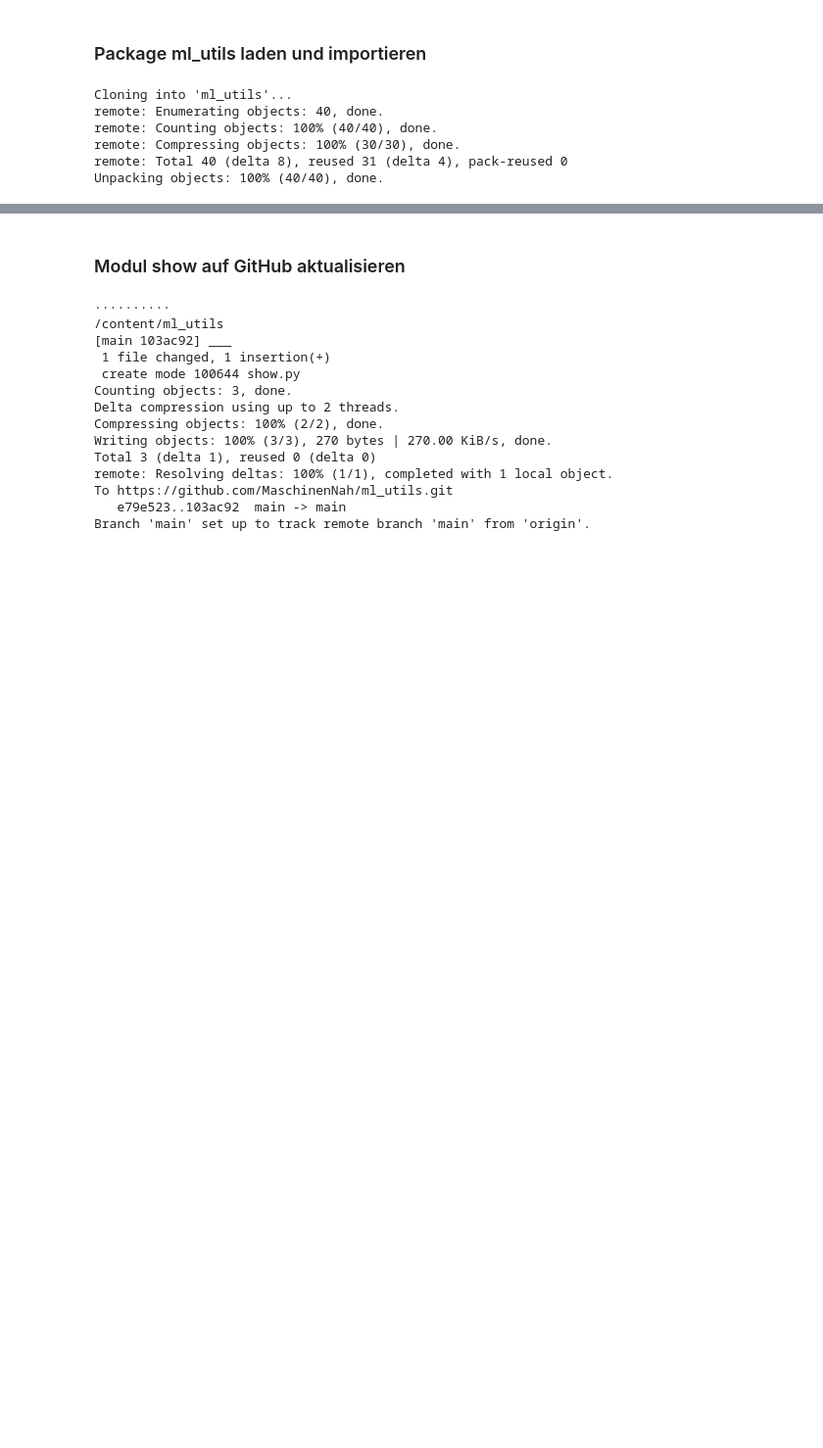
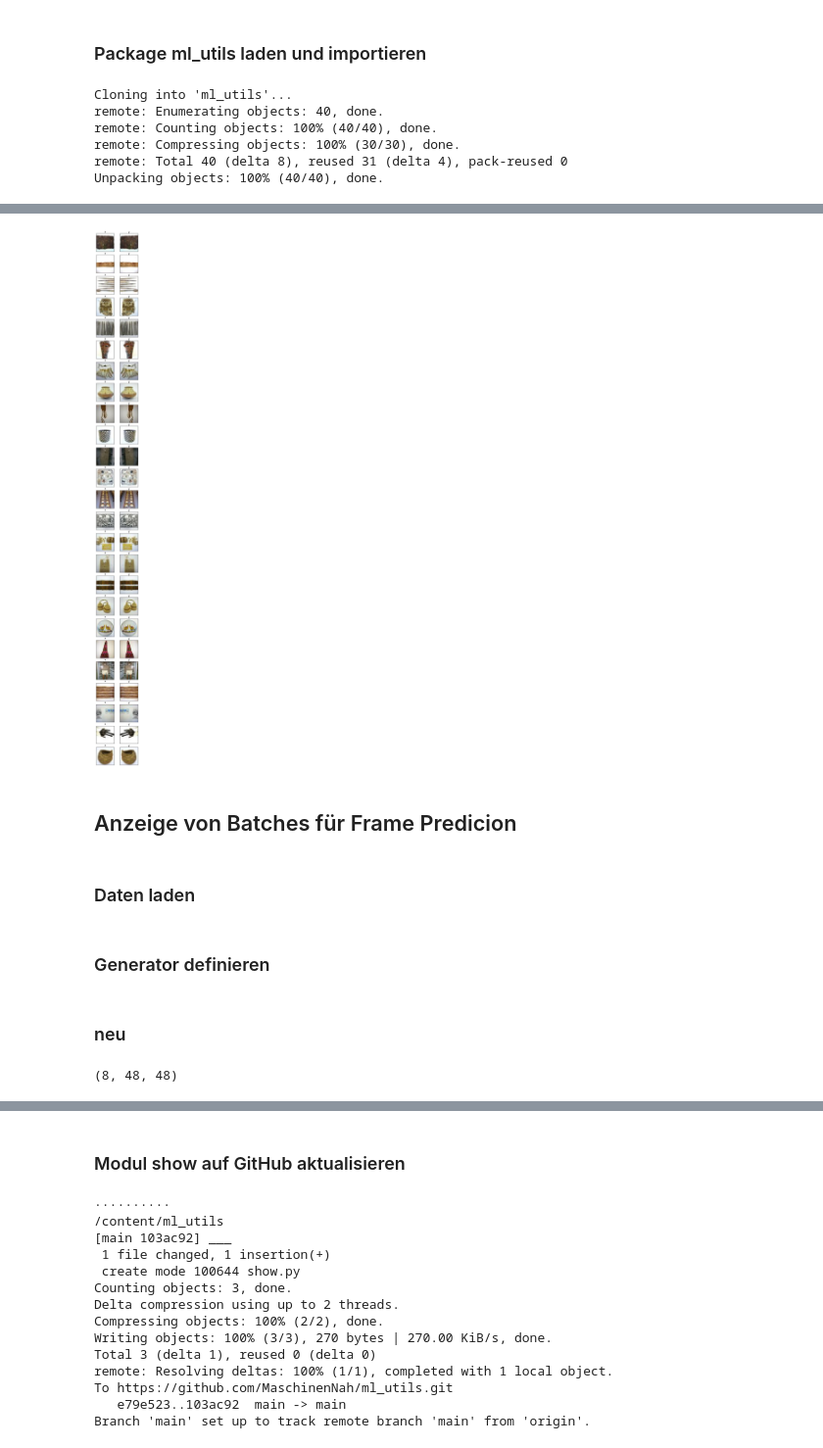
Before and after one commit to MaschinenNah/ml_utils_develop_and_test, a Jupyter notebook: ml_utils_show_develop_and_test.ipynb, the cells around one changed output, grey strips where cells are left out. Shown at 98% size. Drawn from its saved outputs; the diff is of its cells as text; code cells hidden in the pictures; blank space fills up the shorter version.

```diff
--- a/ml_utils_show_develop_and_test.ipynb
+++ b/ml_utils_show_develop_and_test.ipynb
@@ -77,0 +93,23 @@ def show_batch(batch):
+# %%
+def show_and_compare_batch(batch, width=4):
+  batch_size = batch[0].shape[0]
+  fig = plt.figure(figsize=(width, width/2*batch_size))
+  for x in range(batch_size):
+    plt.subplot(batch_size, 2, 2 * x+1)
+    plt.xticks(())
+    plt.yticks(())
+    plt.imshow(batch[0][x])
+    plt.title("x")
+    plt.subplot(batch_size, 2, 2 * x+2)
+    plt.xticks(())
+    plt.yticks(())
+    plt.imshow(batch[1][x])
+    plt.title("y")
+
+show_and_compare_batch(gen[0], 4)
+# %% [output]
+[figure, added]
+# %% [markdown]
+## Anzeige von Batches für Frame Predicion
+# %% [markdown]
+### Daten laden
@@ -77,0 +119,2 @@ def show_batch(batch):
+# %% [markdown]
+### Generator definieren
@@ -77,0 +233,2 @@ def show_batch(batch):
+# %% [markdown]
+### neu
@@ -77,0 +239,4 @@ def show_batch(batch):
+# %%
+batch[1].shape
+# %% [output]
+(8, 48, 48)
```
Also changed, not shown: parts of 16 cells of this notebook.
